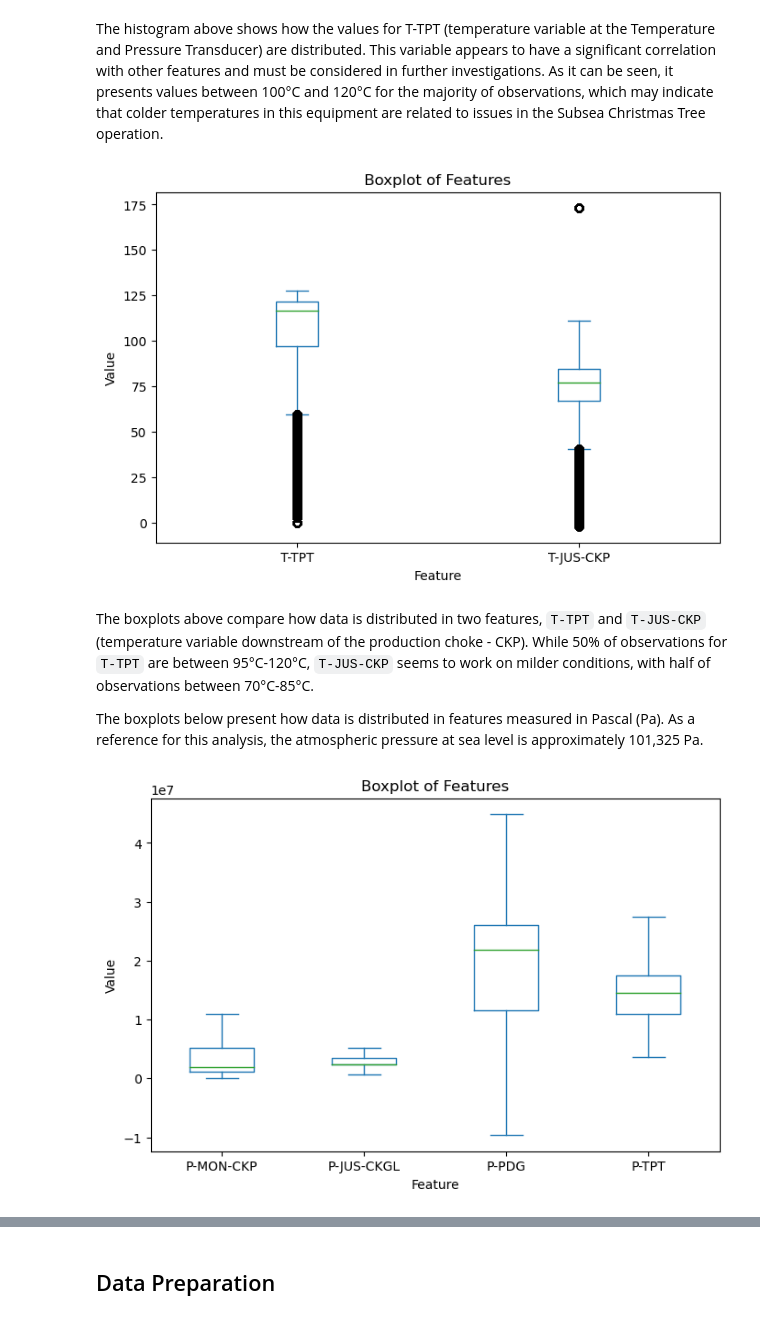
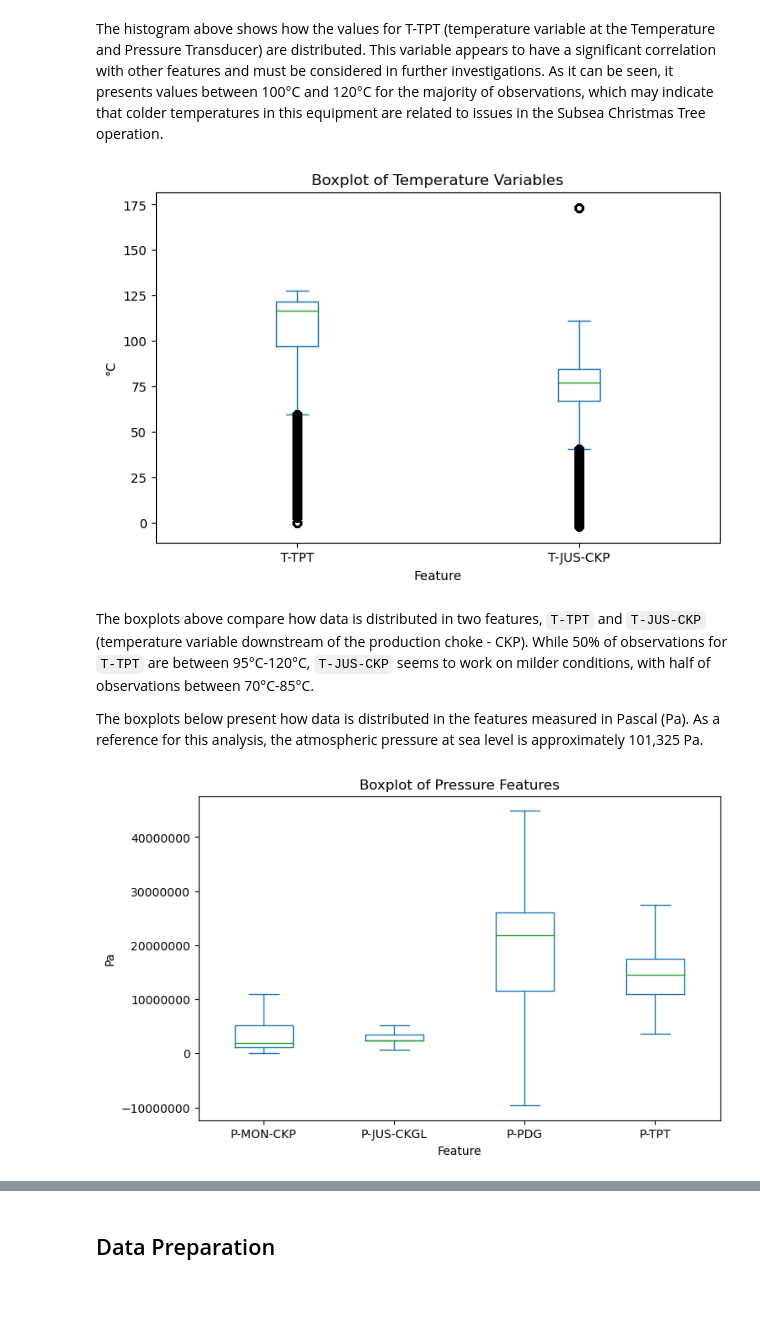
Before and after one commit to RealDyllon/3W-Petrobras, a Jupyter notebook: overviews/_baseline/Explore_dataset.ipynb, the cells around one changed output, grey strips where cells are left out. Cells and saved outputs as stored; diff of their text form; code cells hidden in the pictures.

Commit message:
added y in plain number

```diff
--- a/overviews/_baseline/Explore_dataset.ipynb
+++ b/overviews/_baseline/Explore_dataset.ipynb
@@ -209,24 +209,24 @@ The histogram above shows how the values for T-TPT (temperature variable at the
 columns = ['T-TPT','T-JUS-CKP']
 
 df[columns].plot(kind='box', figsize=(8, 5))
-plt.title('Boxplot of Features')
+plt.title('Boxplot of Temperature Variables')
 plt.xlabel('Feature')
-plt.ylabel('Value')
+plt.ylabel('°C')
 plt.show()
 # %% [output]
-[figure, old version]
+[figure, new version]
 # %% [markdown]
 The boxplots above compare how data is distributed in two features, `T-TPT` and `T-JUS-CKP` (temperature variable downstream of the production choke - CKP). While 50% of observations for `T-TPT` are between 95°C-120°C, `T-JUS-CKP` seems to work on milder conditions, with half of observations between 70°C-85°C.
 
-The boxplots below present how data is distributed in features measured in Pascal (Pa). As a reference for this analysis, the atmospheric pressure at sea level is approximately 101,325 Pa.
+The boxplots below present how data is distributed in the features measured in Pascal (Pa). As a reference for this analysis, the atmospheric pressure at sea level is approximately 101,325 Pa.
 # %%
-columns = ['P-MON-CKP','P-JUS-CKGL','P-PDG', 'P-TPT']
-
+columns = ['P-MON-CKP','P-JUS-CKGL','P-PDG','P-TPT']
 df[columns].plot(kind='box', figsize=(8, 5), showfliers=False)
-
-plt.title('Boxplot of Features')
+plt.title('Boxplot of Pressure Features')
 plt.xlabel('Feature')
-plt.ylabel('Value')
+plt.ylabel('Pa')
+ax = plt.gca()
+ax.ticklabel_format(style='plain', axis='y', useOffset=False)
 plt.show()
 # %% [output]
-[figure, old version]
+[figure, new version]
```
Also changed, not shown: parts of 1 cell of this notebook.
